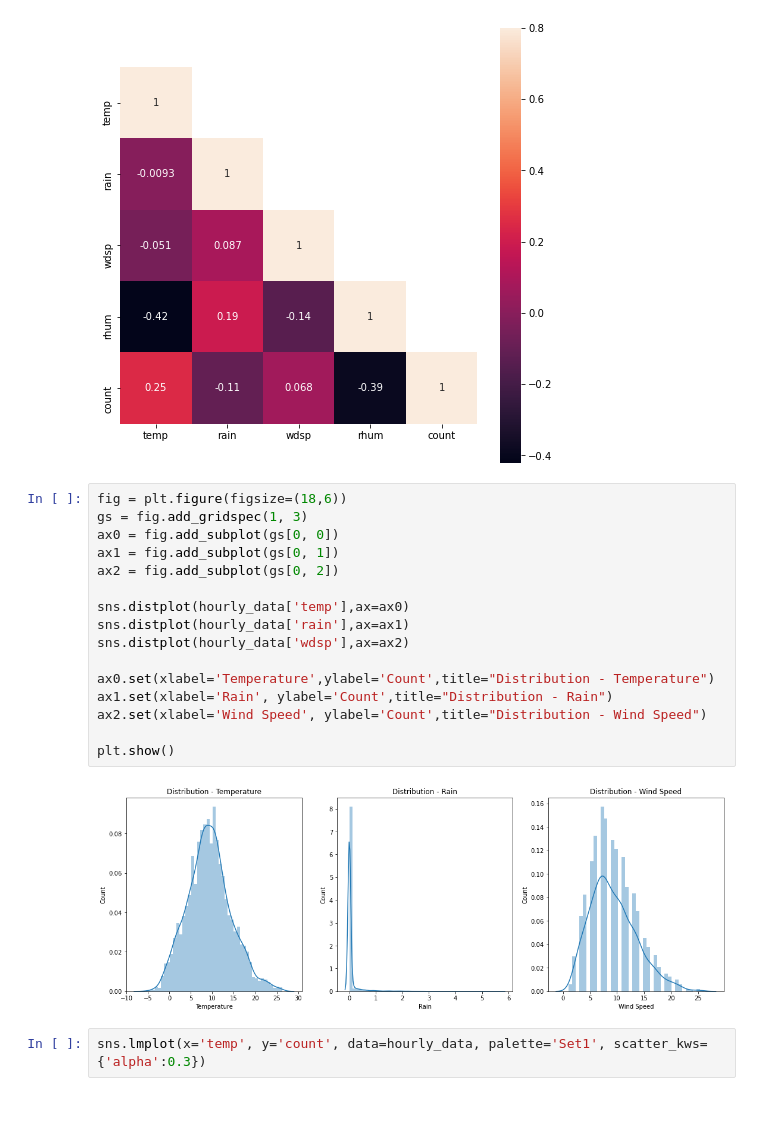
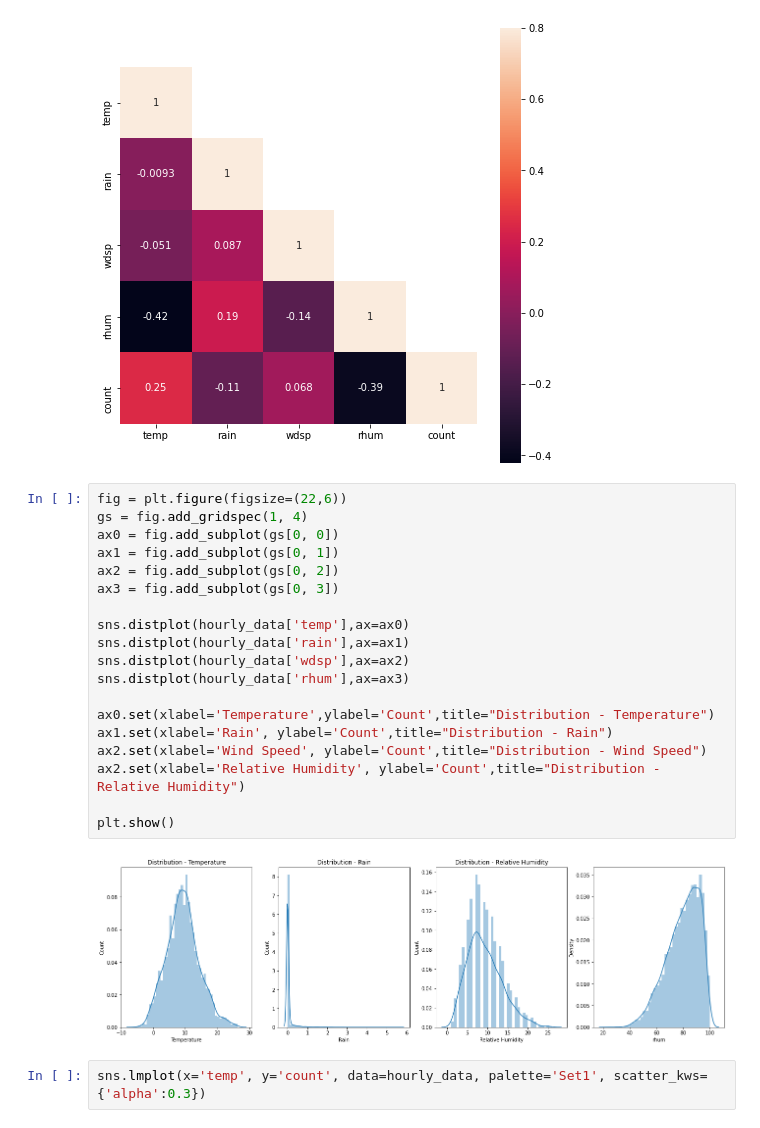
Before and after one commit to pessini/moby-bikes, a Jupyter notebook: notebooks/moby-demand-predicition.ipynb, the cells around one changed output. Drawn from its saved outputs; the diff is of its cells as text.

```diff
--- a/notebooks/moby-demand-predicition.ipynb
+++ b/notebooks/moby-demand-predicition.ipynb
@@ -644,23 +644,26 @@ plt.show()
 # %% [output]
 [figure]
 # %%
-fig = plt.figure(figsize=(18,6))
-gs = fig.add_gridspec(1, 3)
+fig = plt.figure(figsize=(22,6))
+gs = fig.add_gridspec(1, 4)
 ax0 = fig.add_subplot(gs[0, 0])
 ax1 = fig.add_subplot(gs[0, 1])
 ax2 = fig.add_subplot(gs[0, 2])
+ax3 = fig.add_subplot(gs[0, 3])
 
 sns.distplot(hourly_data['temp'],ax=ax0)
 sns.distplot(hourly_data['rain'],ax=ax1)
 sns.distplot(hourly_data['wdsp'],ax=ax2)
+sns.distplot(hourly_data['rhum'],ax=ax3)
 
 ax0.set(xlabel='Temperature',ylabel='Count',title="Distribution - Temperature")
 ax1.set(xlabel='Rain', ylabel='Count',title="Distribution - Rain")
 ax2.set(xlabel='Wind Speed', ylabel='Count',title="Distribution - Wind Speed")
+ax2.set(xlabel='Relative Humidity', ylabel='Count',title="Distribution - Relative Humidity")
 
 plt.show()
 # %% [output]
-[figure, old version]
+[figure, new version]
 # %%
 sns.lmplot(x='temp', y='count', data=hourly_data, palette='Set1', scatter_kws={'alpha':0.3})
 # %% [output]
```
